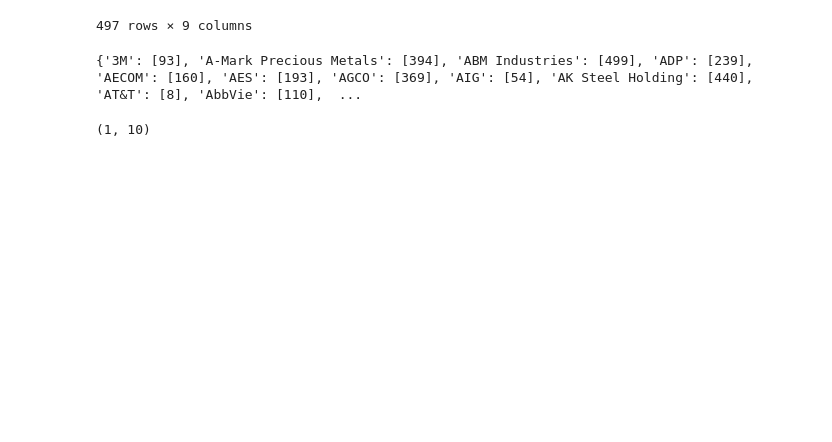
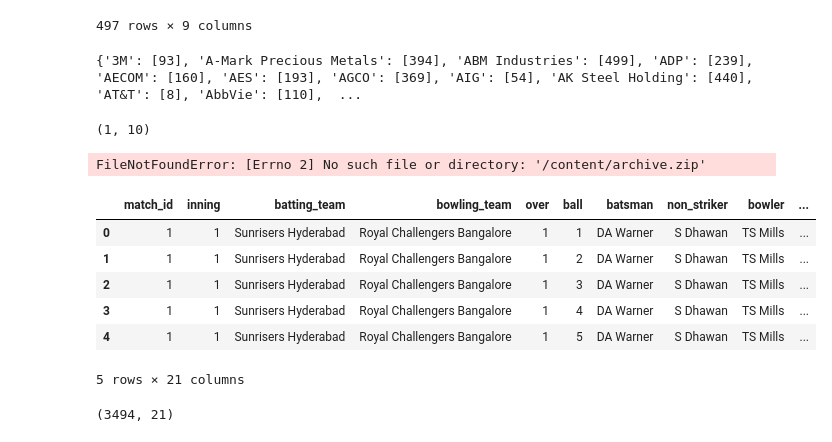
Before and after one commit to yashwantS2/Machine-Learning, a Jupyter notebook: pandas_IPL_ANALYSIS.ipynb, the cells around one changed output. Drawn from its saved outputs; the diff is of its cells as text; code cells hidden in the pictures; blank space fills up the shorter version.

```diff
--- a/pandas_IPL_ANALYSIS.ipynb
+++ b/pandas_IPL_ANALYSIS.ipynb
@@ -525,0 +522,7 @@ compani.get_group('A-Mark Precious Metals').shape #group inside a group as a str
+# %%
+import zipfile
+zip_ref = zipfile. ZipFile( '/content/archive.zip', 'r')
+zip_ref.extractall('/content')
+zip_ref. close()
+# %% [output]
+FileNotFoundError: [Errno 2] No such file or directory: '/content/archive.zip'
@@ -525,0 +533,12 @@ compani.get_group('A-Mark Precious Metals').shape #group inside a group as a str
+# %%
+deliveries = pd.read_csv('/content/drive/MyDrive/DATASETS/deliveries.csv')
+# %%
+deliveries.head()
+# %% [output]
+|  | match_id | inning | batting_team | bowling_team | over | ball | batsman | non_striker | bowler | ... |
+| 0 | 1 | 1 | Sunrisers Hyderabad | Royal Challengers Bangalore | 1 | 1 | DA Warner | S Dhawan | TS Mills | ... |
+| 1 | 1 | 1 | Sunrisers Hyderabad | Royal Challengers Bangalore | 1 | 2 | DA Warner | S Dhawan | TS Mills | ... |
+| 2 | 1 | 1 | Sunrisers Hyderabad | Royal Challengers Bangalore | 1 | 3 | DA Warner | S Dhawan | TS Mills | ... |
+| 3 | 1 | 1 | Sunrisers Hyderabad | Royal Challengers Bangalore | 1 | 4 | DA Warner | S Dhawan | TS Mills | ... |
+| 4 | 1 | 1 | Sunrisers Hyderabad | Royal Challengers Bangalore | 1 | 5 | DA Warner | S Dhawan | TS Mills | ... |
+5 rows × 21 columns
@@ -525,0 +547,4 @@ compani.get_group('A-Mark Precious Metals').shape #group inside a group as a str
+# %%
+runs.get_group('V Kohli').shape
+# %% [output]
+(3494, 21)
```
Also changed, not shown: parts of 22 cells of this notebook.
